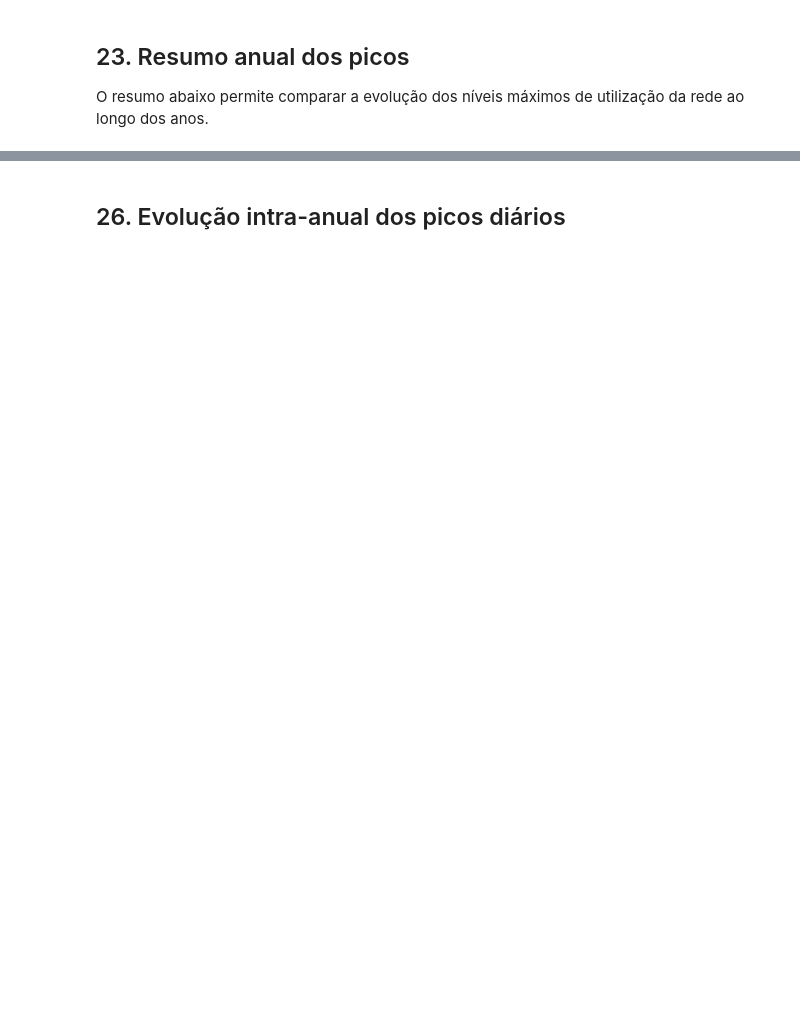
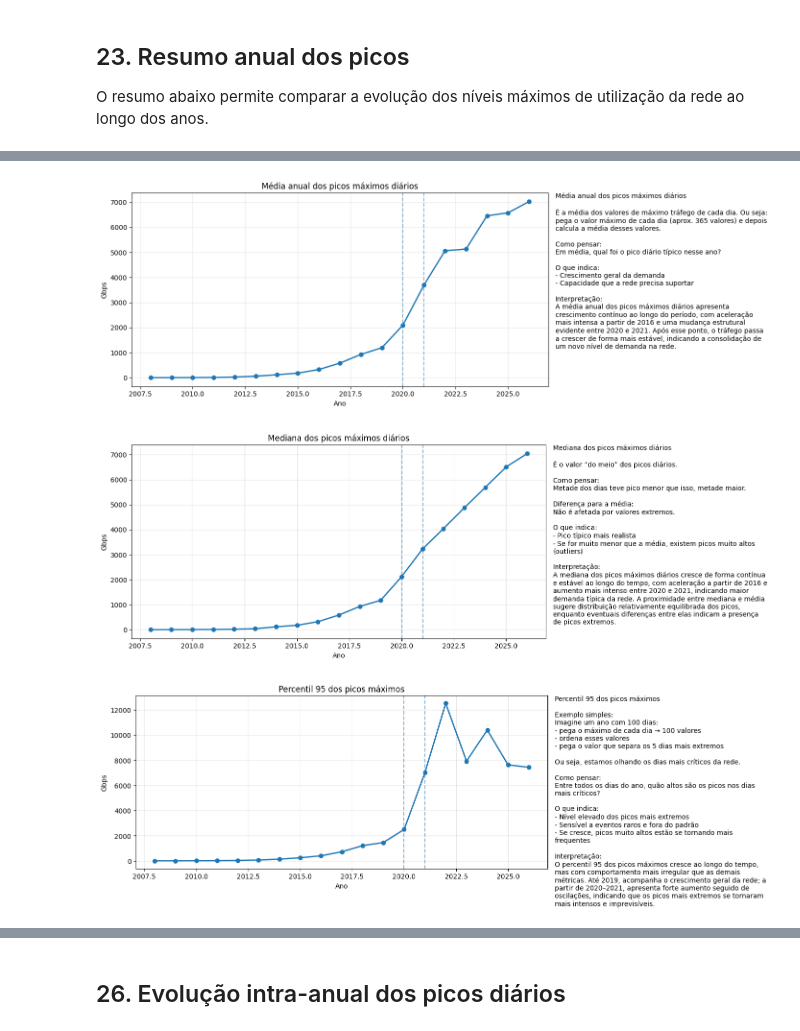
Before and after one commit to chmillan/mba-ai-usp, a Jupyter notebook: monograph/notebooks/legacy/02_exploratory_analysis_total_gbps_weekday_peaks.ipynb, the cells around one changed output, grey strips where cells are left out. Cells and saved outputs as stored; diff of their text form; code cells hidden in the pictures; blank space fills up the shorter version.

```diff
--- a/monograph/notebooks/02_exploratory_analysis_total_gbps_weekday_peaks.ipynb
+++ b/monograph/notebooks/legacy/02_exploratory_analysis_total_gbps_weekday_peaks.ipynb
@@ -737,0 +700,32 @@ plt.show()
+# %%
+titulos = {
+    "media_pico_maximo_gbps": "Média anual dos picos máximos diários",
+    "mediana_pico_maximo_gbps": "Mediana dos picos máximos diários",
+    "percentil_95_picos_maximos_gbps": "Percentil 95 dos picos máximos",
+    "media_percentil_95_diario_gbps": "Média do percentil 95 diário",
+    "media_fator_pico_sobre_media": "Fator pico/média",
+    "taxa_crescimento_anual_pico": "Crescimento anual dos picos",
+    "taxa_crescimento_anual_fator": "Crescimento anual do fator pico/média"
+}
+# %%
+# Variáveis de nível / distribuição dos picos
+variaveis_nivel = [
+    "media_pico_maximo_gbps",
+    "mediana_pico_maximo_gbps",
+    "percentil_95_picos_maximos_gbps",
+
+
+]
+
+for variavel in variaveis_nivel:
+    plot_com_caixa(
+        df=resumo_plot,
+        coluna=variavel,
+        titulo=titulos[variavel],
+        texto=textos_variaveis[variavel],
+        ylabel=ylabels[variavel]
+    )
+# %% [output]
+[figure, added]
+[figure, added]
+[figure, added]
```
Also changed, not shown: parts of 38 cells of this notebook, 7 other files.
